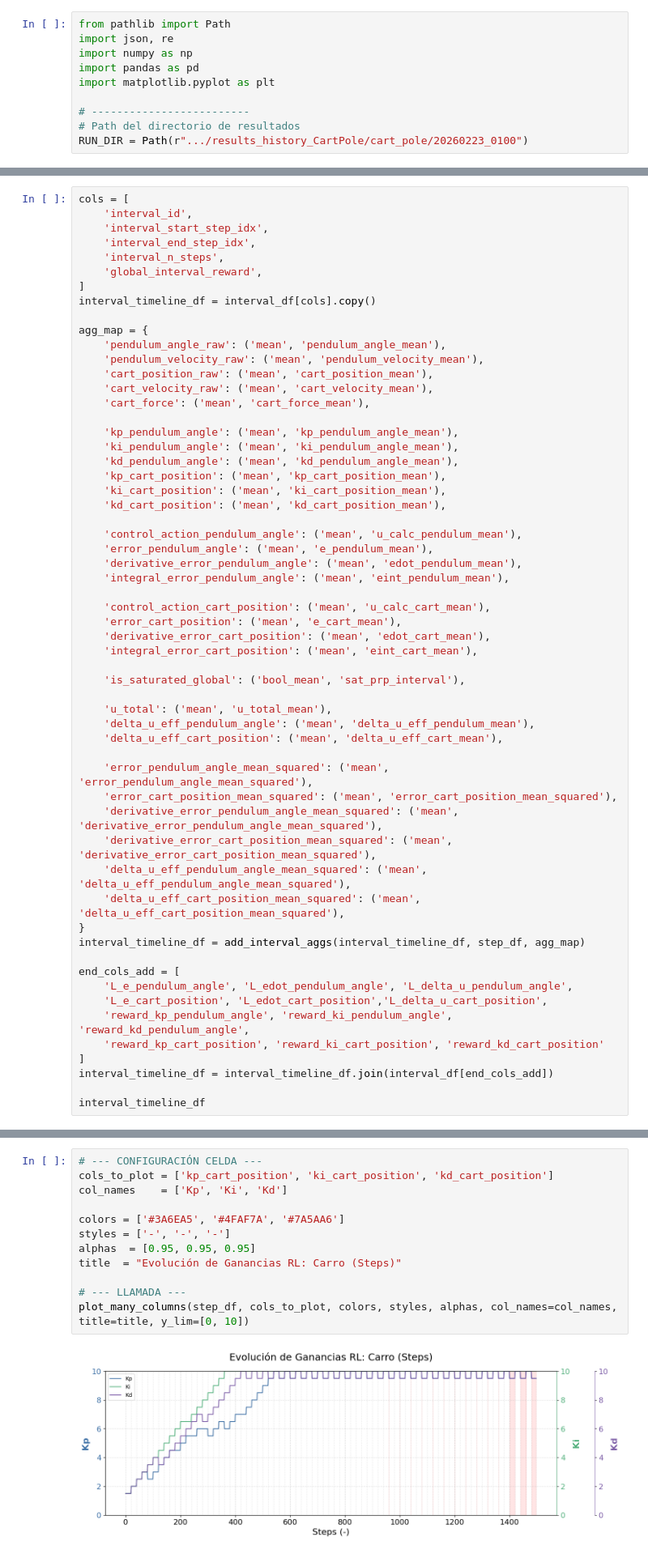
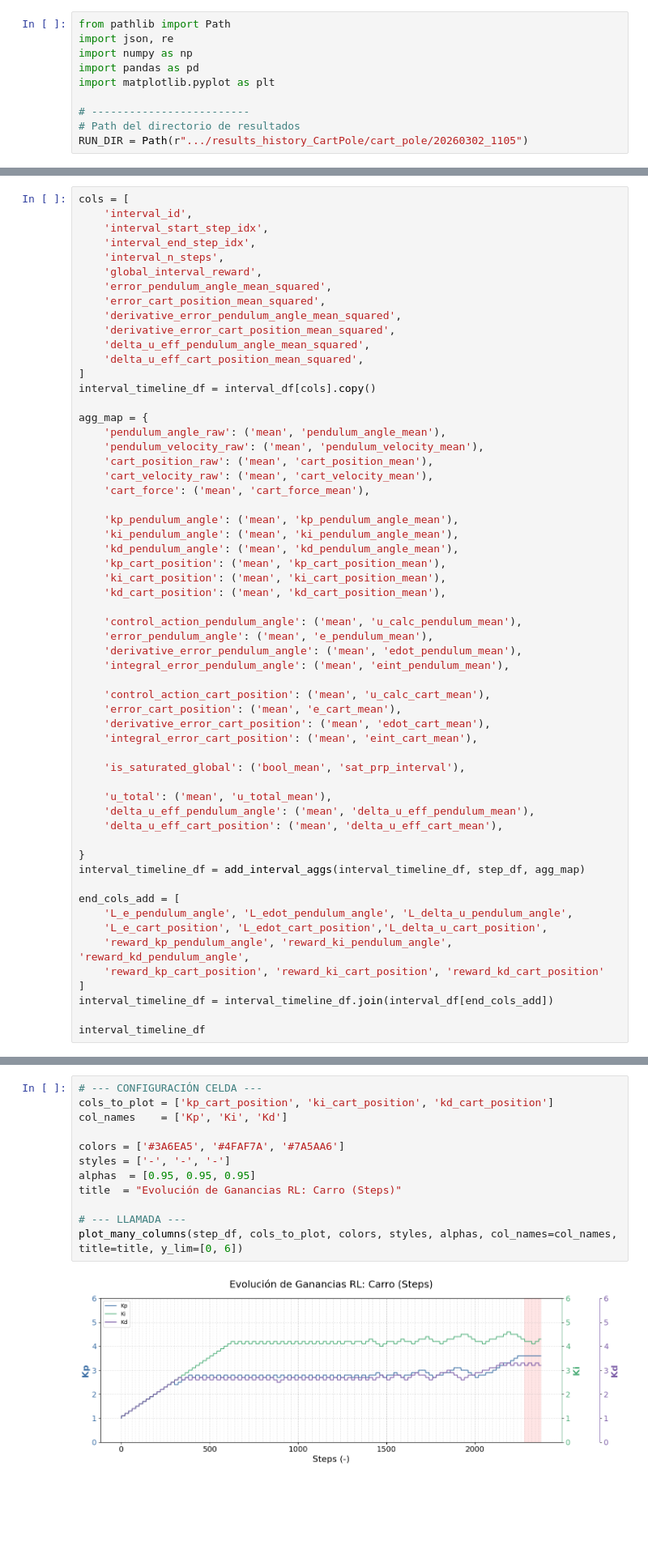
Before and after one commit to davor-ibarra/RL_5_SimpleSystemSimulator, a Jupyter notebook: 1_notebook_sanityCheck_episodio_v1.ipynb, the cells around one changed output, grey strips where cells are left out. Shown at 81% size. Cells and saved outputs as stored; diff of their text form; blank space fills up the shorter version.

```diff
--- a/1_notebook_sanityCheck_episodio_v1.ipynb
+++ b/1_notebook_sanityCheck_episodio_v1.ipynb
@@ -13,7 +13,7 @@ import matplotlib.pyplot as plt
 
 # -------------------------
 # Path del directorio de resultados
-RUN_DIR = Path(r".../results_history_CartPole/cart_pole/20260223_0100")
+RUN_DIR = Path(r".../results_history_CartPole/cart_pole/20260302_1105")
 # %% [markdown]
 ## Caja 1 - Helpers mínimos
 # %%
@@ -327,6 +328,12 @@ cols = [
     'interval_end_step_idx',
     'interval_n_steps',
     'global_interval_reward',
+    'error_pendulum_angle_mean_squared',
+    'error_cart_position_mean_squared',
+    'derivative_error_pendulum_angle_mean_squared',
+    'derivative_error_cart_position_mean_squared',
+    'delta_u_eff_pendulum_angle_mean_squared',
+    'delta_u_eff_cart_position_mean_squared',
 ]
 interval_timeline_df = interval_df[cols].copy()
 
@@ -360,12 +367,6 @@ agg_map = {
     'delta_u_eff_pendulum_angle': ('mean', 'delta_u_eff_pendulum_mean'),
     'delta_u_eff_cart_position': ('mean', 'delta_u_eff_cart_mean'),
 
-    'error_pendulum_angle_mean_squared': ('mean', 'error_pendulum_angle_mean_squared'),
-    'error_cart_position_mean_squared': ('mean', 'error_cart_position_mean_squared'),
-    'derivative_error_pendulum_angle_mean_squared': ('mean', 'derivative_error_pendulum_angle_mean_squared'),
-    'derivative_error_cart_position_mean_squared': ('mean', 'derivative_error_cart_position_mean_squared'),
-    'delta_u_eff_pendulum_angle_mean_squared': ('mean', 'delta_u_eff_pendulum_angle_mean_squared'),
-    'delta_u_eff_cart_position_mean_squared': ('mean', 'delta_u_eff_cart_position_mean_squared'),
 }
 interval_timeline_df = add_interval_aggs(interval_timeline_df, step_df, agg_map)
 
@@ -719,17 +774,17 @@ plot_many_columns(step_df, cols_to_plot, colors, styles, alphas, col_names=col_n
 # %%
 # --- CONFIGURACIÓN CELDA ---
 cols_to_plot = ['kp_cart_position', 'ki_cart_position', 'kd_cart_position']
 col_names    = ['Kp', 'Ki', 'Kd']
 
 colors = ['#3A6EA5', '#4FAF7A', '#7A5AA6']
 styles = ['-', '-', '-']
 alphas  = [0.95, 0.95, 0.95]
 title  = "Evolución de Ganancias RL: Carro (Steps)"
 
 # --- LLAMADA ---
-plot_many_columns(step_df, cols_to_plot, colors, styles, alphas, col_names=col_names, title=title, y_lim=[0, 10])
+plot_many_columns(step_df, cols_to_plot, colors, styles, alphas, col_names=col_names, title=title, y_lim=[0, 6])
 # %% [output]
-[figure, old version]
+[figure, new version]
 # %%
 # --- CONFIGURACIÓN CELDA ---
 cols_to_plot = ['error_pendulum_angle', 'delta_error_pendulum_angle',
```
Also changed, not shown: parts of 24 cells of this notebook, 21 other files.
